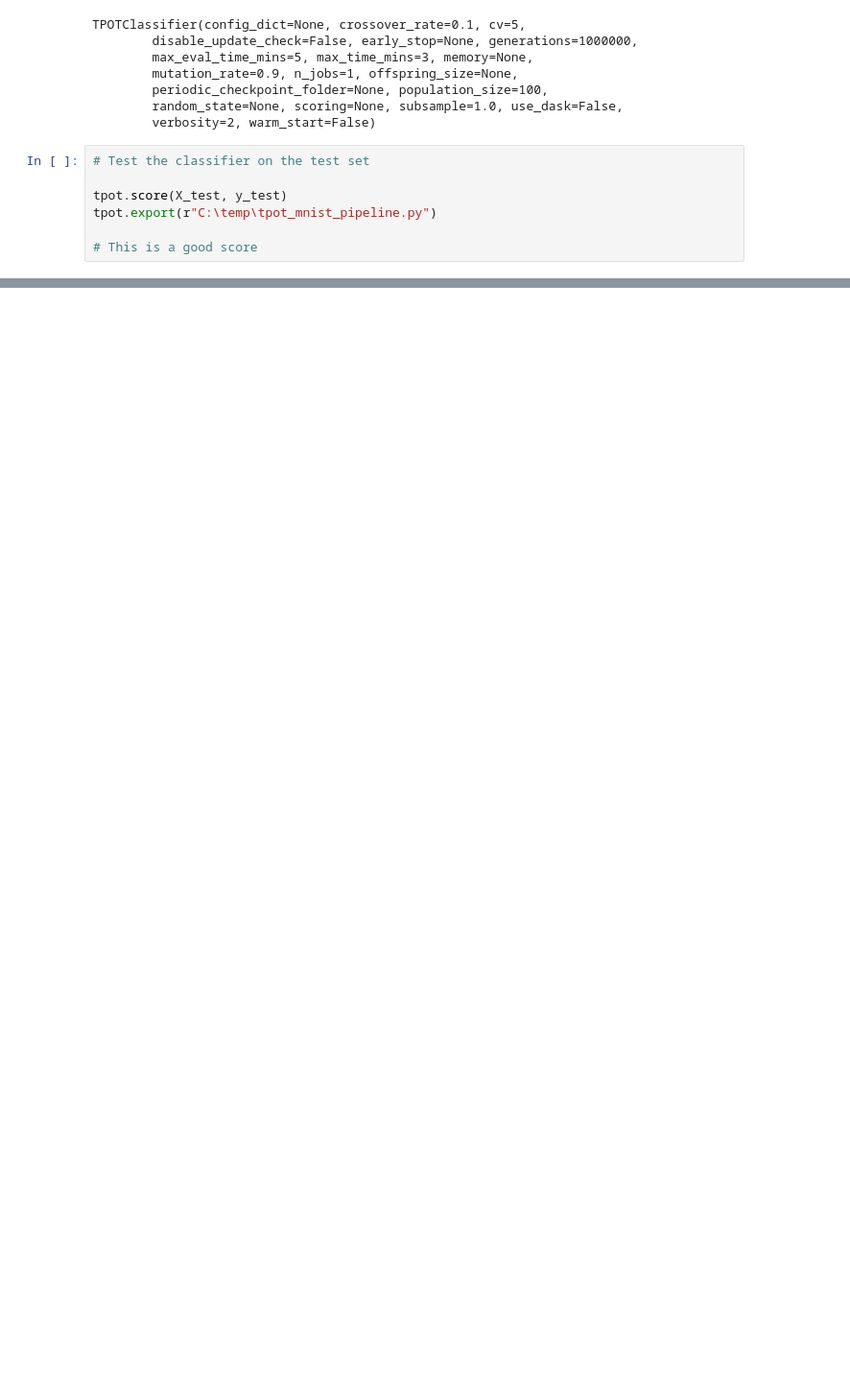
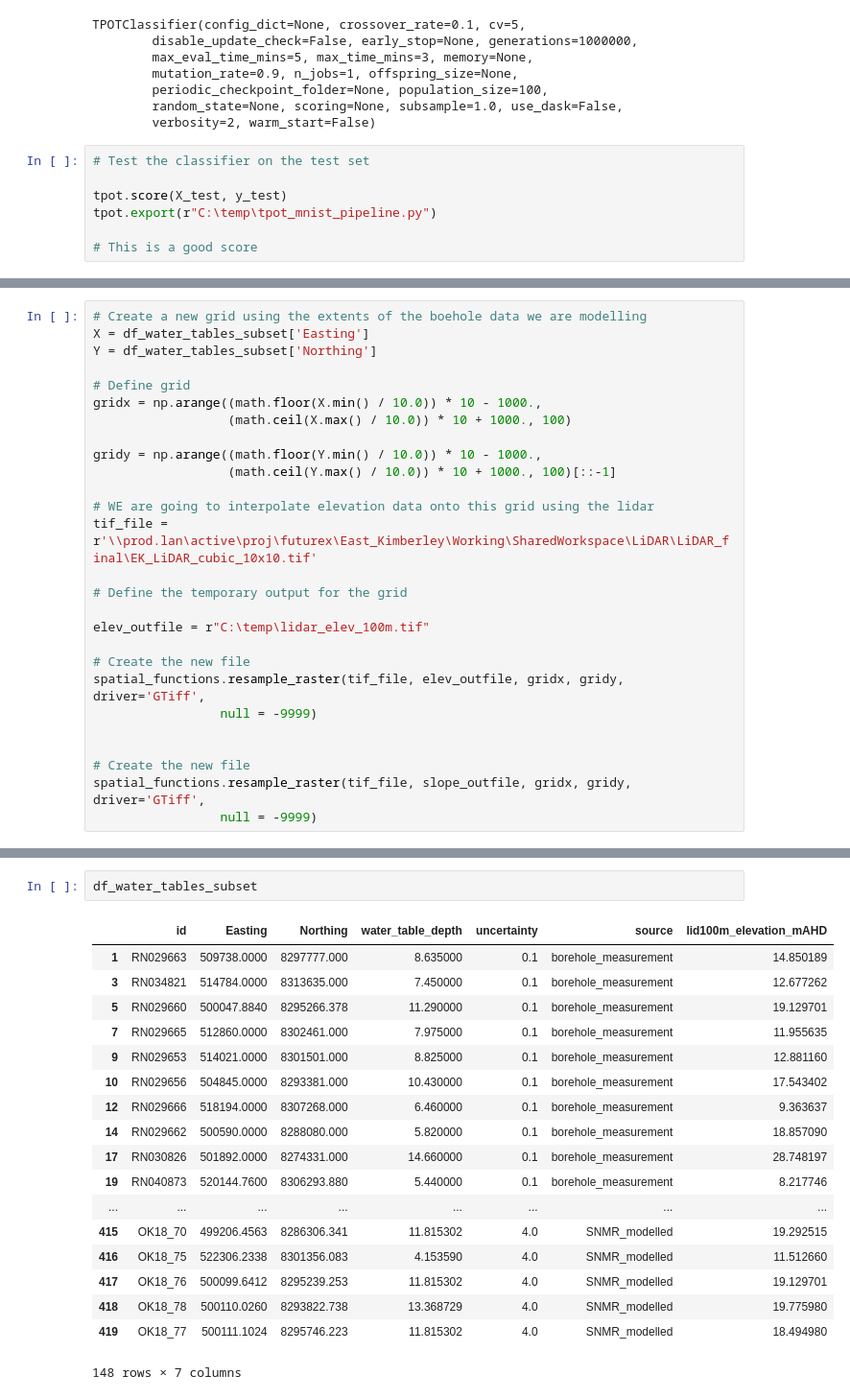
Before and after one commit to GeoscienceAustralia/hydrogeol_utils, a Jupyter notebook: notebooks/EastKimberley_water_table_mapping.ipynb, the cells around one changed output, grey strips where cells are left out. Shown at 96% size. Cells and saved outputs as stored; diff of their text form; blank space fills up the shorter version.

```diff
--- a/notebooks/EastKimberley_water_table_mapping.ipynb
+++ b/notebooks/EastKimberley_water_table_mapping.ipynb
@@ -1273,0 +1351,27 @@ array([ 0.90287  ,  0.6018585, -0.3816789, -0.3790998,  0.2109002,
+# %%
+# Create a new grid using the extents of the boehole data we are modelling
+X = df_water_tables_subset['Easting']
+Y = df_water_tables_subset['Northing']
+
+# Define grid
+gridx = np.arange((math.floor(X.min() / 10.0)) * 10 - 1000.,
+                  (math.ceil(X.max() / 10.0)) * 10 + 1000., 100)
+
+gridy = np.arange((math.floor(Y.min() / 10.0)) * 10 - 1000.,
+                  (math.ceil(Y.max() / 10.0)) * 10 + 1000., 100)[::-1]
+
+# WE are going to interpolate elevation data onto this grid using the lidar
+tif_file = r'\\prod.lan\active\proj\futurex\East_Kimberley\Working\SharedWorkspace\LiDAR\LiDAR_final\EK_LiDAR_cubic_10x10.tif'
+
+# Define the temporary output for the grid
+
+elev_outfile = r"C:\temp\lidar_elev_100m.tif"
+
+# Create the new file
+spatial_functions.resample_raster(tif_file, elev_outfile, gridx, gridy, driver='GTiff',
+                 null = -9999)
+
+
+# Create the new file
+spatial_functions.resample_raster(tif_file, slope_outfile, gridx, gridy, driver='GTiff',
+                 null = -9999)
@@ -1273,0 +1396,21 @@ array([ 0.90287  ,  0.6018585, -0.3816789, -0.3790998,  0.2109002,
+# %%
+df_water_tables_subset
+# %% [output]
+|  | id | Easting | Northing | water_table_depth | uncertainty | source | lid100m_elevation_mAHD |
+| 1 | RN029663 | 509738.0000 | 8297777.000 | 8.635000 | 0.1 | borehole_measurement | 14.850189 |
+| 3 | RN034821 | 514784.0000 | 8313635.000 | 7.450000 | 0.1 | borehole_measurement | 12.677262 |
+| 5 | RN029660 | 500047.8840 | 8295266.378 | 11.290000 | 0.1 | borehole_measurement | 19.129701 |
+| 7 | RN029665 | 512860.0000 | 8302461.000 | 7.975000 | 0.1 | borehole_measurement | 11.955635 |
+| 9 | RN029653 | 514021.0000 | 8301501.000 | 8.825000 | 0.1 | borehole_measurement | 12.881160 |
+| 10 | RN029656 | 504845.0000 | 8293381.000 | 10.430000 | 0.1 | borehole_measurement | 17.543402 |
+| 12 | RN029666 | 518194.0000 | 8307268.000 | 6.460000 | 0.1 | borehole_measurement | 9.363637 |
+| 14 | RN029662 | 500590.0000 | 8288080.000 | 5.820000 | 0.1 | borehole_measurement | 18.857090 |
+| 17 | RN030826 | 501892.0000 | 8274331.000 | 14.660000 | 0.1 | borehole_measurement | 28.748197 |
+| 19 | RN040873 | 520144.7600 | 8306293.880 | 5.440000 | 0.1 | borehole_measurement | 8.217746 |
+| ... | ... | ... | ... | ... | ... | ... | ... |
+| 415 | OK18_70 | 499206.4563 | 8286306.341 | 11.815302 | 4.0 | SNMR_modelled | 19.292515 |
+| 416 | OK18_75 | 522306.2338 | 8301356.083 | 4.153590 | 4.0 | SNMR_modelled | 11.512660 |
+| 417 | OK18_76 | 500099.6412 | 8295239.253 | 11.815302 | 4.0 | SNMR_modelled | 19.129701 |
+| 418 | OK18_78 | 500110.0260 | 8293822.738 | 13.368729 | 4.0 | SNMR_modelled | 19.775980 |
+| 419 | OK18_77 | 500111.1024 | 8295746.223 | 11.815302 | 4.0 | SNMR_modelled | 18.494980 |
+148 rows × 7 columns
```
Also changed, not shown: parts of 31 cells of this notebook, 1 other file.
